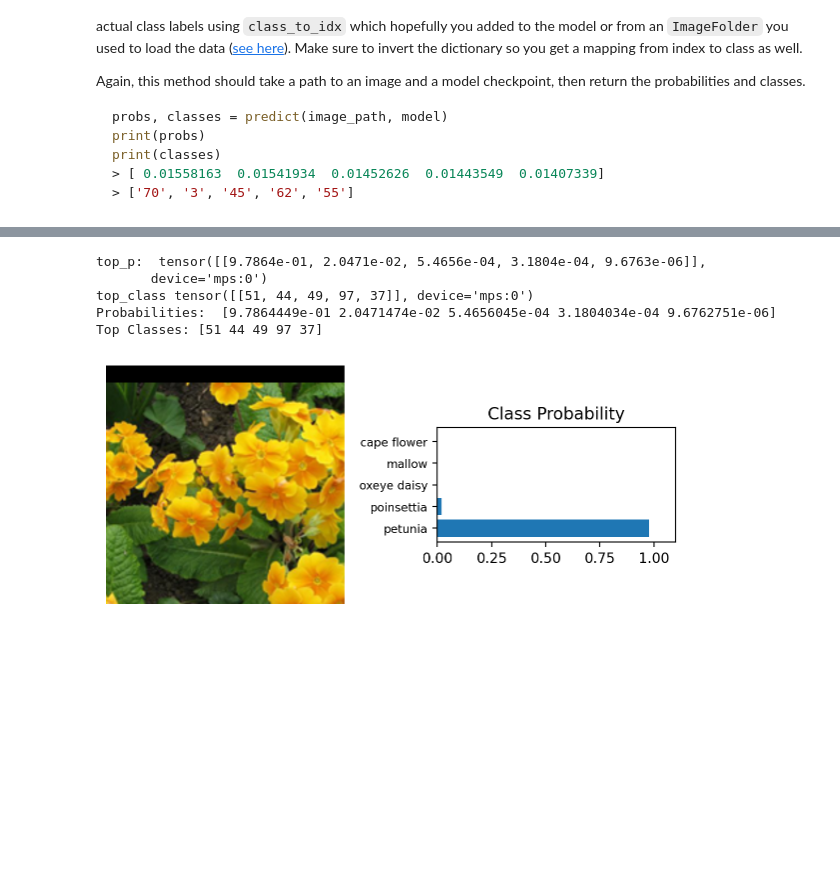
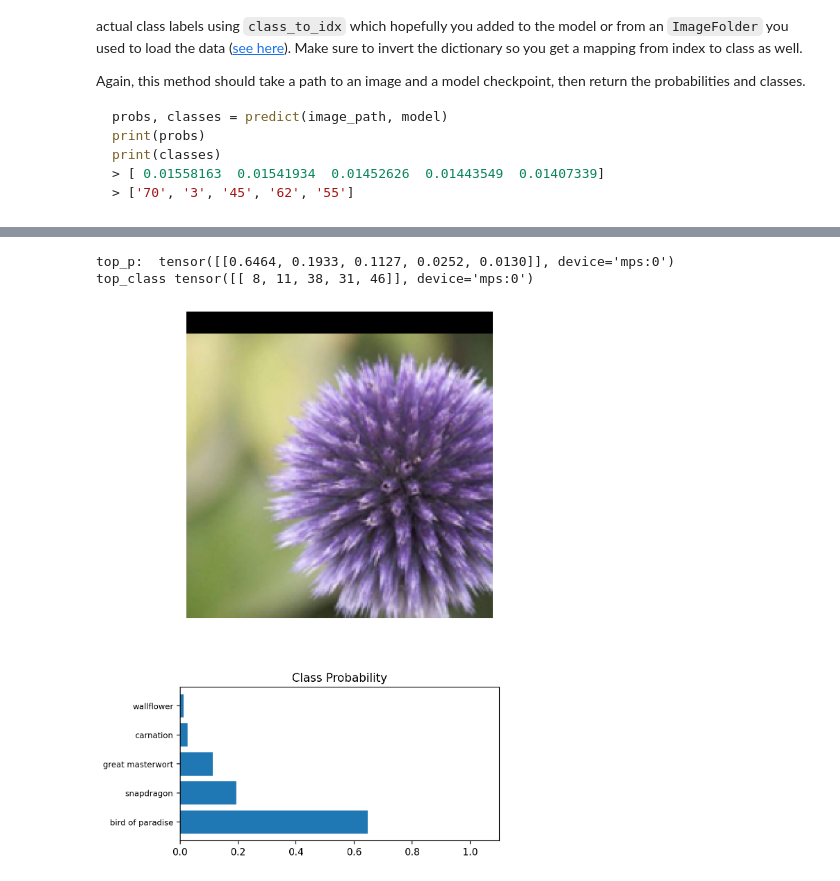
Before and after one commit to amnyulwa/aipnd-project, a Jupyter notebook: Image_Classifier_Project.ipynb, the cells around one changed output, grey strips where cells are left out. Saved outputs shown, nothing was run; the diff lists cells and outputs as text; code cells hidden in the pictures; blank space fills up the shorter version.

```diff
--- a/Image_Classifier_Project.ipynb
+++ b/Image_Classifier_Project.ipynb
@@ -189,7 +193,7 @@ print(type(model))
 
 criterion = nn.NLLLoss()
 
-optimizer = optim.Adam(model.classifier.parameters(), lr=0.002)
+optimizer = optim.Adam(model.classifier.parameters(), lr=0.003)
 
 #device = torch.device("cudo:0" if torch.cuda.is_available() else "mps" if torch.mps.device_count() > 0 else "cpu" if torch.cpu.is_available())""""
 #print(torch.cuda.current_device())
@@ -200,6 +204,4 @@ optimizer = optim.Adam(model.classifier.parameters(), lr=0.002)
 device = torch.accelerator.current_accelerator().type if torch.accelerator.is_available() else "cpu"
 
 model.to(device)
-
-print("Device:",device)
 # %% [output]
@@ -250,17 +268,19 @@ for epoch in range(epochs):
                 accuracy += torch.mean(equals.type(torch.FloatTensor)).item()
 
         #calculating epoch's average training loss
-        train_loss = training_loss / len(trainloader.dataset)
-        valid_loss = validation_loss / len(validationloader)
+        train_loss = training_loss / len(trainloader)
+        valid_loss = validation_loss / len(validationloader.dataset)
 
 
         #calculating average loss for each batch
         avg_Tbatch_loss = training_loss / steps
         avg_Vbatch_loss = validation_loss / steps
 
+        epoch_loss = training_loss / len(trainloader.dataset)
+
         #Collect all test and training loss to enable graphing the data
         #this is saving each output from the training and validation loss
-        train_Ls.append(train_loss)
+        train_Ls.append(epoch_loss)
         valid_Ls.append(valid_loss)
 
         #Print function is out putting training, valiation loss per epoch
@@ -356,14 +365,13 @@ Remember that you'll want to completely rebuild the model later so you can use i
 # TODO: Save the checkpoint
 # Note: Class_to_idx - is dictionary mapping class name to class index
 # https://pytorch.org/tutorials/beginner/saving_loading_models.html#saving-loading-model-for-inference
-torch.save(model, 'checkpoint.pth')
+#torch.save(model, 'checkpoint.pth')
 
 print(train_datasets.class_to_idx)
 
 model.class_to_idx = train_datasets.class_to_idx
 
-checkpoint = {'model': model,
-              'model_state_dict': model.state_dict(),
+checkpoint = {'model_state_dict': model.state_dict(),
               'optimizer_state_dict': optimizer.state_dict(),
               'epoch': epochs}
 
@@ -413,9 +421,3 @@ def load_checkpoint(filepath):
     model.eval()
 
     return model
-
-model = load_checkpoint('checkpoint.pth')
-
-model.eval()
-
-print(type(model))
@@ -586,38 +586,33 @@ Now that you can use a trained model for predictions, check to make sure it make
 You can convert from the class integer encoding to actual flower names with the `cat_to_name.json` file (should have been loaded earlier in the notebook). To show a PyTorch tensor as an image, use the `imshow` function defined above.
 # %%
 # TODO: Display an image along with the top 5 classes
-image_path = 'flowers/train/53/image_03657.jpg'
+image_path = 'flowers/train/10/image_07086.jpg'
 
 model = load_checkpoint('checkpoint.pth')
 
 top_p, top_class = predict(image_path, model)
 print("top_p: ", top_p)
 print("top_class", top_class)
 image = process_image(image_path)
 
 # Display the image
-fig, (ax1, ax2) = plt.subplots(figsize=(6,9), ncols=2)
+fig, (ax1, ax2) = plt.subplots(figsize=(6,9), nrows=2)
 imshow(image, ax=ax1) # Display using imshow
 ax1.axis('off')
 
 # Display the top 5 probabilities as a bar graph
 probs = top_p.cpu().numpy().squeeze()
-print("Probabilities: ", probs)
 classes = top_class.cpu().numpy().squeeze() #changed variable name to classes to avoid conflict
-print("Top Classes:", classes)
 ax2.barh(np.arange(5), probs) # Display top 5
 ax2.set_aspect(0.1)
 ax2.set_yticks(np.arange(5))
 ax2.set_yticklabels([cat_to_name[str(c)] for c in classes], size='small') # changed variable name here as well
 ax2.set_title('Class Probability')
 ax2.set_xlim(0, 1.1)
 
 plt.tight_layout()
 plt.show()
 # %% [output]
-top_p:  tensor([[9.7864e-01, 2.0471e-02, 5.4656e-04, 3.1804e-04, 9.6763e-06]],
-       device='mps:0')
-top_class tensor([[51, 44, 49, 97, 37]], device='mps:0')
-Probabilities:  [9.7864449e-01 2.0471474e-02 5.4656045e-04 3.1804034e-04 9.6762751e-06]
-Top Classes: [51 44 49 97 37]
+top_p:  tensor([[0.6464, 0.1933, 0.1127, 0.0252, 0.0130]], device='mps:0')
+top_class tensor([[ 8, 11, 38, 31, 46]], device='mps:0')
-[figure, old version]
+[figure, new version]
```
Also changed, not shown: parts of 7 cells of this notebook.
